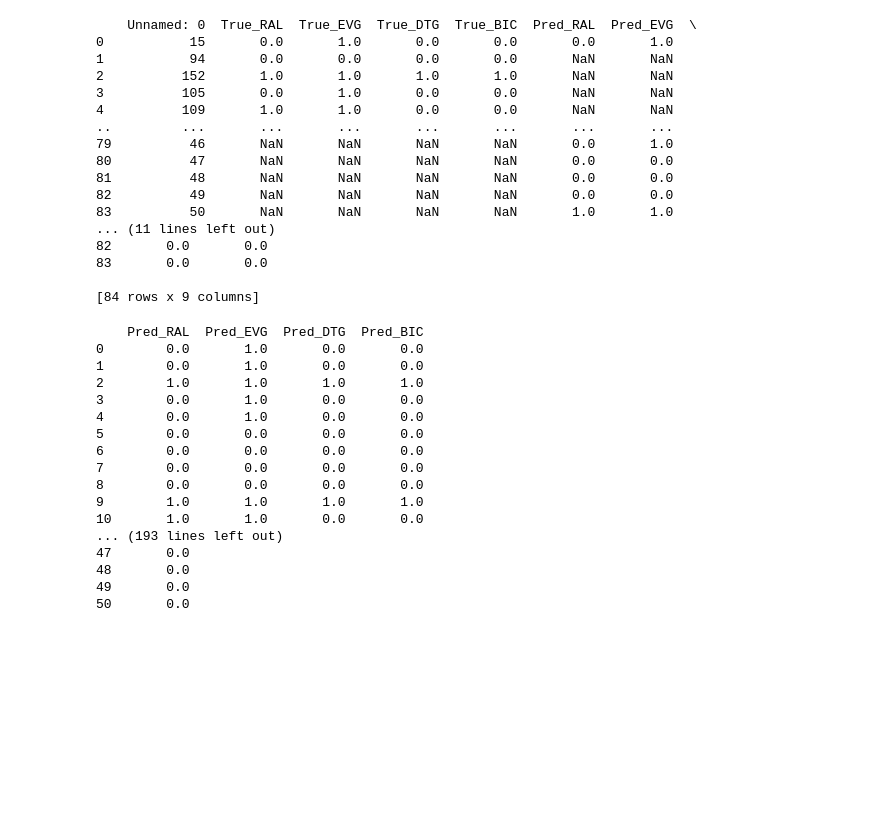
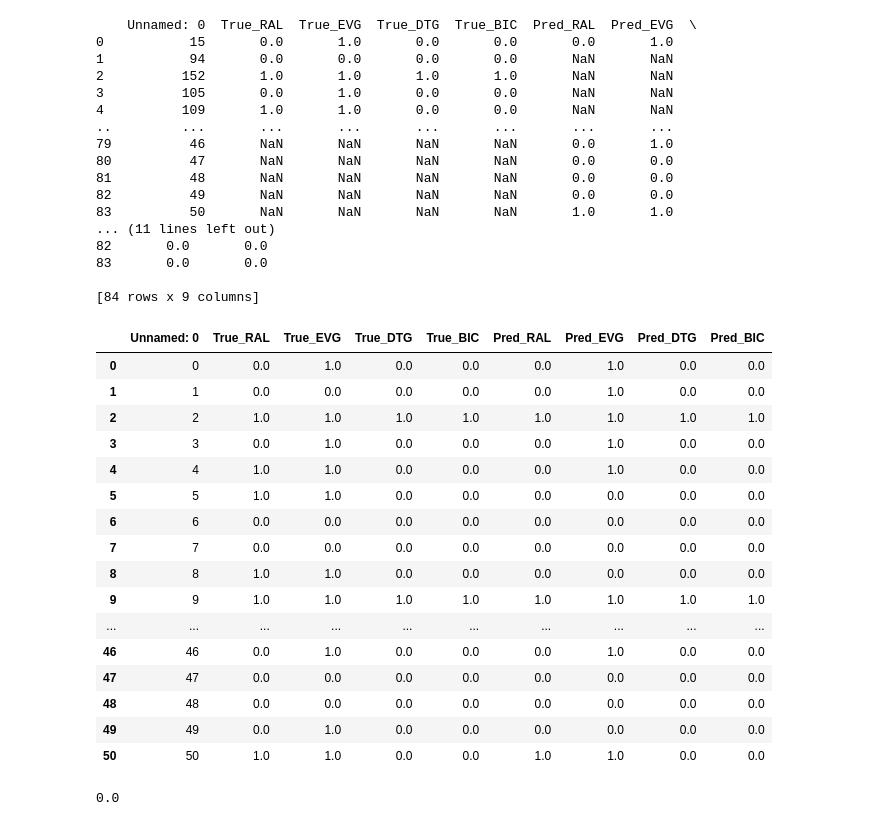
Before and after one commit to FloAvis/Masterthesis_TabPFN_HIV, a Jupyter notebook: Sandbox.ipynb, the cells around one changed output. Cells and saved outputs as stored; diff of their text form; code cells hidden in the pictures; blank space fills up the shorter version.

Commit message:
Adding probability prediction and baseline comparison methods

```diff
--- a/Sandbox.ipynb
+++ b/Sandbox.ipynb
@@ -696,33 +775,41 @@ print(ml_res_INI)
 
 [84 rows x 9 columns]
 # %%
+import pandas as pd
 
+ml_res_INI = pd.read_csv("./prediction_results/INI_results/INI_Binary_Relevance_MOC_prediction.csv")
 
-y_pred_new = y_pred_df.add_prefix("Pred_")
-y_true_new = y_test_df.add_prefix("True_")
-
-y_true_new.reset_index(inplace=True, drop=True)
-
-print(y_pred_new)
-print(y_true_new)
-
-print(pd.concat([y_true_new, y_pred_new], axis=1, sort=False))
+ml_res_INI
 # %% [output]
-    Pred_RAL  Pred_EVG  Pred_DTG  Pred_BIC
-0        0.0       1.0       0.0       0.0
-1        0.0       1.0       0.0       0.0
-2        1.0       1.0       1.0       1.0
-3        0.0       1.0       0.0       0.0
-4        0.0       1.0       0.0       0.0
-5        0.0       0.0       0.0       0.0
-6        0.0       0.0       0.0       0.0
-7        0.0       0.0       0.0       0.0
-8        0.0       0.0       0.0       0.0
-9        1.0       1.0       1.0       1.0
-10       1.0       1.0       0.0       0.0
-... (193 lines left out)
-47       0.0
-48       0.0
-49       0.0
-50       0.0
+|  | Unnamed: 0 | True_RAL | True_EVG | True_DTG | True_BIC | Pred_RAL | Pred_EVG | Pred_DTG | Pred_BIC |
+| 0 | 0 | 0.0 | 1.0 | 0.0 | 0.0 | 0.0 | 1.0 | 0.0 | 0.0 |
+| 1 | 1 | 0.0 | 0.0 | 0.0 | 0.0 | 0.0 | 1.0 | 0.0 | 0.0 |
+| 2 | 2 | 1.0 | 1.0 | 1.0 | 1.0 | 1.0 | 1.0 | 1.0 | 1.0 |
+| 3 | 3 | 0.0 | 1.0 | 0.0 | 0.0 | 0.0 | 1.0 | 0.0 | 0.0 |
+| 4 | 4 | 1.0 | 1.0 | 0.0 | 0.0 | 0.0 | 1.0 | 0.0 | 0.0 |
+| 5 | 5 | 1.0 | 1.0 | 0.0 | 0.0 | 0.0 | 0.0 | 0.0 | 0.0 |
+| 6 | 6 | 0.0 | 0.0 | 0.0 | 0.0 | 0.0 | 0.0 | 0.0 | 0.0 |
+| 7 | 7 | 0.0 | 0.0 | 0.0 | 0.0 | 0.0 | 0.0 | 0.0 | 0.0 |
+| 8 | 8 | 1.0 | 1.0 | 0.0 | 0.0 | 0.0 | 0.0 | 0.0 | 0.0 |
+| 9 | 9 | 1.0 | 1.0 | 1.0 | 1.0 | 1.0 | 1.0 | 1.0 | 1.0 |
+| ... | ... | ... | ... | ... | ... | ... | ... | ... | ... |
+| 46 | 46 | 0.0 | 1.0 | 0.0 | 0.0 | 0.0 | 1.0 | 0.0 | 0.0 |
+| 47 | 47 | 0.0 | 0.0 | 0.0 | 0.0 | 0.0 | 0.0 | 0.0 | 0.0 |
+| 48 | 48 | 0.0 | 0.0 | 0.0 | 0.0 | 0.0 | 0.0 | 0.0 | 0.0 |
+| 49 | 49 | 0.0 | 1.0 | 0.0 | 0.0 | 0.0 | 0.0 | 0.0 | 0.0 |
+| 50 | 50 | 1.0 | 1.0 | 0.0 | 0.0 | 1.0 | 1.0 | 0.0 | 0.0 |
+# %%
+import utils
+import pandas as pd
+
+ml_res_INI = pd.read_csv("./prediction_results/INI_results/INI_Binary_Relevance_MOC_prediction.csv")
+
+
+y_pred = ml_res_INI.filter(regex="Pred_*")
+y_true = ml_res_INI.filter(regex="True_*")
+
+
+print(utils.subset_acc(y_pred, y_true))
+# %% [output]
+0.0
 # %%
```
Also changed, not shown: parts of 5 cells of this notebook, 3 other files.
